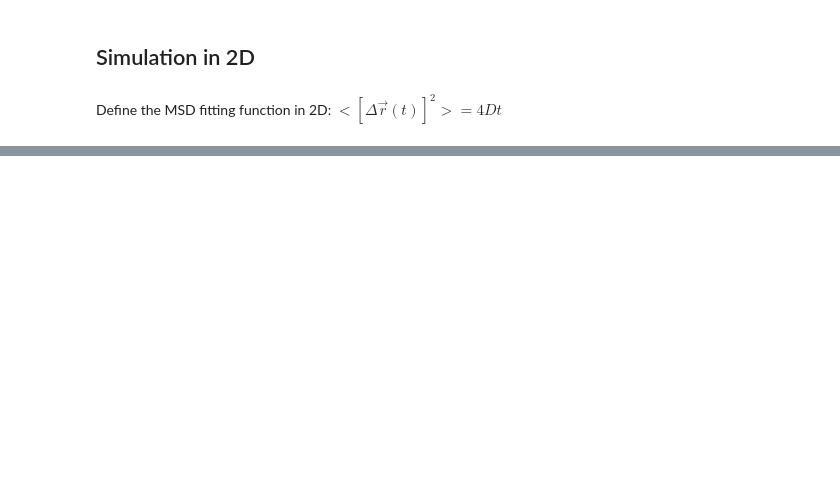
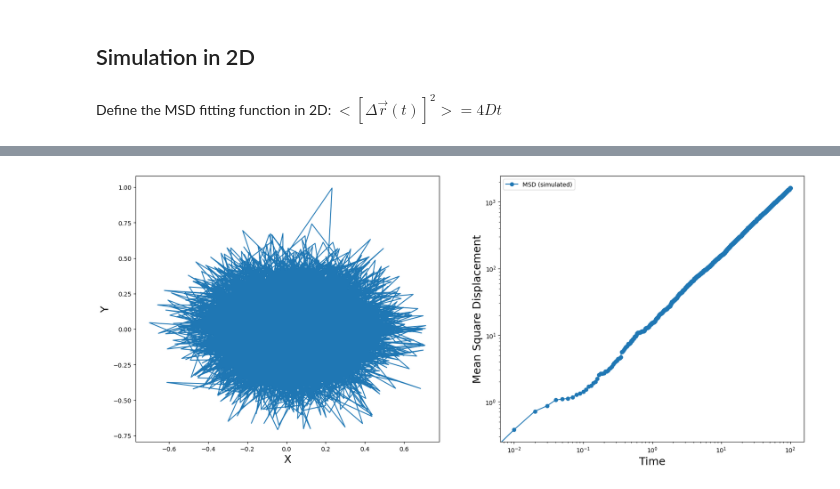
Before and after one commit to yhonyar/Brownian-Motion, a Jupyter notebook: Brownian-Motion.ipynb, the cells around one changed output, grey strips where cells are left out. Cells and saved outputs as stored; diff of their text form; code cells hidden in the pictures; blank space fills up the shorter version.

```diff
--- a/Brownian-Motion.ipynb
+++ b/Brownian-Motion.ipynb
@@ -124,0 +197,45 @@ plt.show()
+# %%
+def displacement2D():
+    d = 10 # number of Brownian motion (samples)
+    D_t = 2
+    D_r = 170
+    v_0 = 3
+    x_0 = np.full(d,0.0)
+    y_0 = np.full(d,0.0)
+    theta_0 = np.full(d,0.0)
+    n = 10000 # number of steps
+    T = 100. # time
+    times = np.linspace(0.,T,n)
+    dt = times[1]-times[0]
+    # X_t2 - X_t1 ~ Normal with mean 0 and variance t2-t1
+    x = np.zeros(shape=(n, d))
+    y = np.zeros(shape=(n, d))
+    theta = np.zeros(shape=(n, d))
+
+    x[0] = x_0
+    y[0] = y_0
+    theta[0] = theta_0
+
+    for i in range(1,n):
+        x[i] += v_0*np.cos(theta[i])*dt + np.sqrt(2*D_t*dt) * np.random.normal(0,1,d)
+        y[i] += v_0*np.sin(theta[i])*dt + np.sqrt(2*D_t*dt) * np.random.normal(0,1,d)
+        theta[i] += np.sqrt(2*D_r*dt)*np.random.normal(0,1,d)
+
+    return times, x, y, theta
+# %%
+t2, X_disp, Y_disp, theta_2 = displacement2D()
+# %%
+fig, (ax1, ax2) = plt.subplots(nrows = 1, ncols = 2, figsize = (20, 8))
+ax1.plot(X_disp[:,:1], Y_disp[:,:1], label='Particle trajectory')
+ax2.plot(t2, quadratic_variation2D(X_disp, Y_disp)[:,0], label='MSD (simulated)', marker='o')
+#ax2.plot(t2, msd_function2D(t2, D), label=f'Fitted MSD (4Dt), D={D:.4f}', color='red')
+ax1.set_xlabel("X", fontsize = 18)
+ax2.set_xlabel("Time", fontsize = 18)
+ax1.set_ylabel("Y", fontsize = 18)
+ax2.set_ylabel("Mean Square Displacement", fontsize = 18)
+ax2.set_xscale('log')
+ax2.set_yscale('log')
+plt.legend()
+plt.show()
+# %% [output]
+[figure, added]
```
Also changed, not shown: parts of 11 cells of this notebook, 4 other files.
